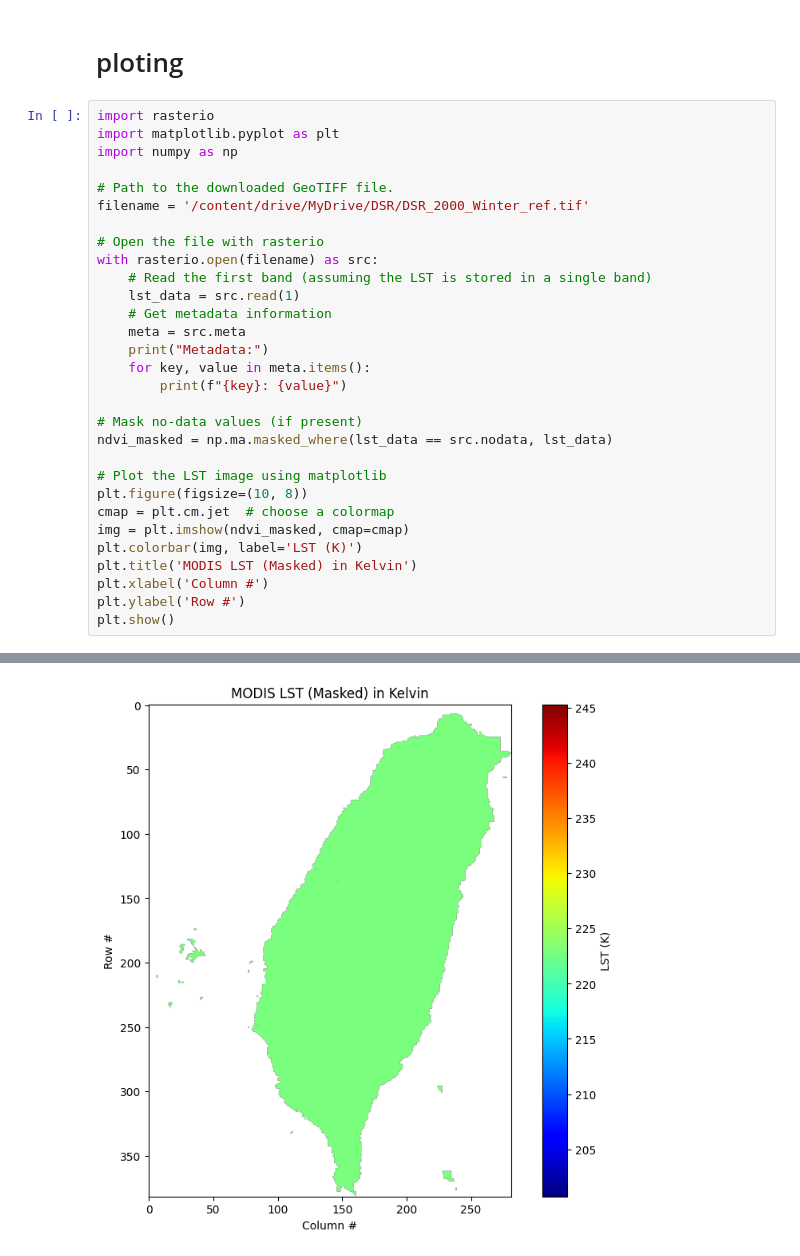
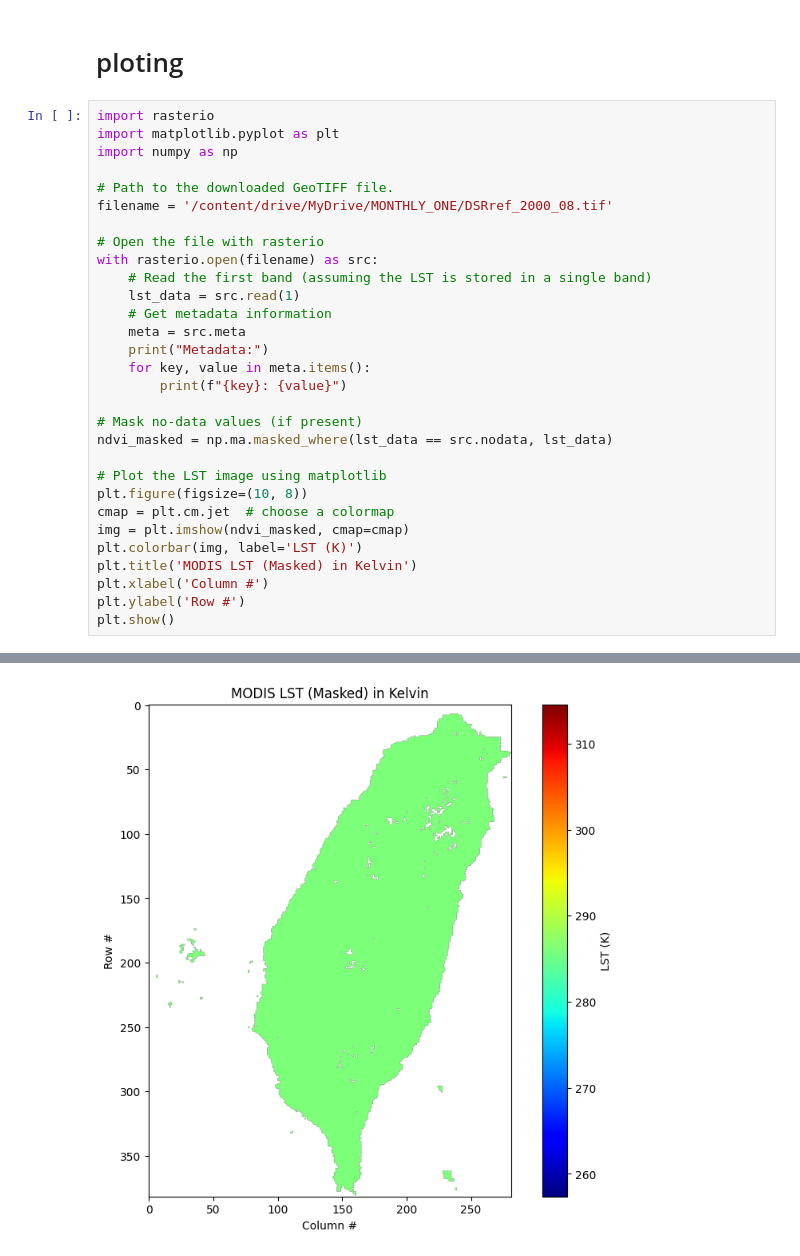
Before and after one commit to melkatewabe10/Machine-learning_LST-Estimation-, a Jupyter notebook: Elevation.ipynb, the cells around one changed output, grey strips where cells are left out. Drawn from its saved outputs; the diff is of its cells as text.

```diff
--- a/Elevation.ipynb
+++ b/Elevation.ipynb
@@ -482,7 +587,7 @@ import matplotlib.pyplot as plt
 import numpy as np
 
 # Path to the downloaded GeoTIFF file.
-filename = '/content/drive/MyDrive/DSR/DSR_2000_Winter_ref.tif'
+filename = '/content/drive/MyDrive/MONTHLY_ONE/DSRref_2000_08.tif'
 
 # Open the file with rasterio
 with rasterio.open(filename) as src:
@@ -491,31 +596,31 @@ with rasterio.open(filename) as src:
     # Get metadata information
     meta = src.meta
     print("Metadata:")
     for key, value in meta.items():
         print(f"{key}: {value}")
 
 # Mask no-data values (if present)
 ndvi_masked = np.ma.masked_where(lst_data == src.nodata, lst_data)
 
 # Plot the LST image using matplotlib
 plt.figure(figsize=(10, 8))
 cmap = plt.cm.jet  # choose a colormap
 img = plt.imshow(ndvi_masked, cmap=cmap)
 plt.colorbar(img, label='LST (K)')
 plt.title('MODIS LST (Masked) in Kelvin')
 plt.xlabel('Column #')
 plt.ylabel('Row #')
 plt.show()
 # %% [output]
 Metadata:
 driver: GTiff
 dtype: float32
 nodata: nan
 width: 282
 height: 382
 count: 1
 crs: EPSG:32651
 transform: | 1000.00, 0.00, 118000.00|
 | 0.00,-1000.00, 2804000.00|
 | 0.00, 0.00, 1.00|
-[figure, old version]
+[figure, new version]
```
Also changed, not shown: parts of 7 cells of this notebook.
